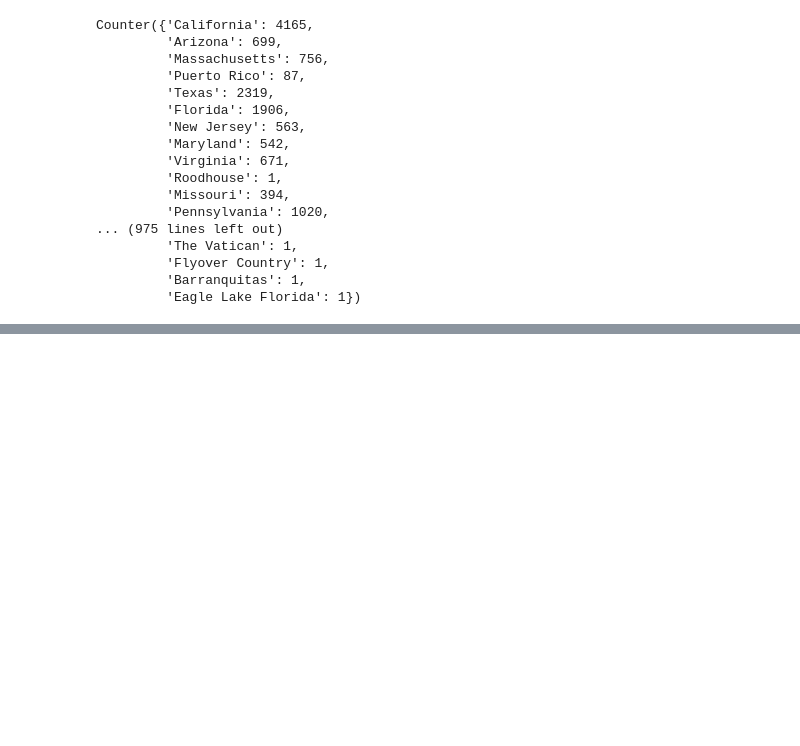
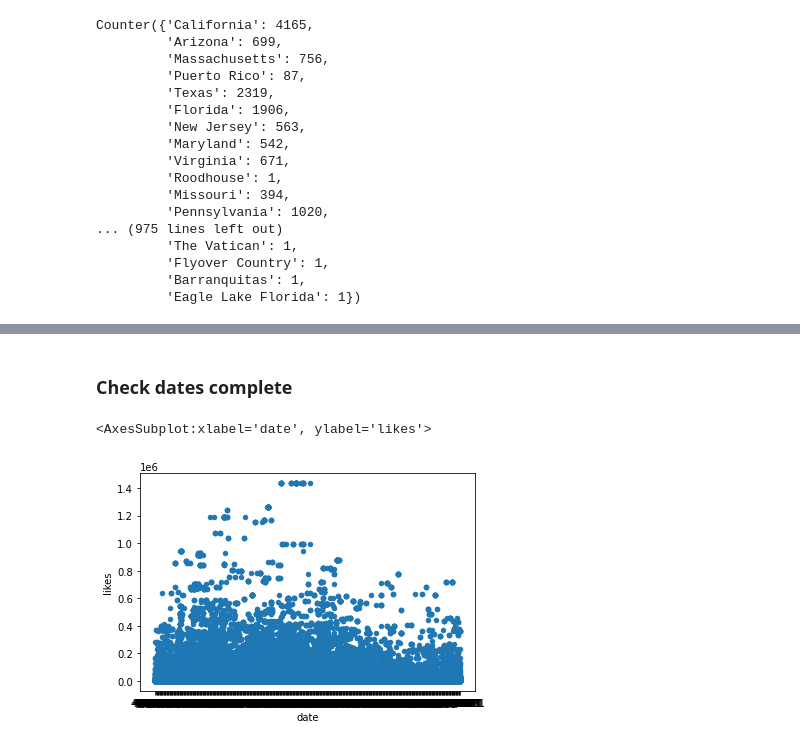
Before and after one commit to tylerwu2222/SM148_Project, a Jupyter notebook: data_exploration.ipynb, the cells around one changed output, grey strips where cells are left out. Drawn from its saved outputs; the diff is of its cells as text; code cells hidden in the pictures; blank space fills up the shorter version.

Commit message:
added 2020_9 to complete data

```diff
--- a/data_exploration.ipynb
+++ b/data_exploration.ipynb
@@ -99,3 +99,12 @@ mentions_mask_data[]
 | 158 | 1.250000e+18 | Ipswich, MA | 4/11/2020 | 29 | 8 | 1 million % agree w/ this @lancet... | 159 | Ipswich | Massachusetts | False | ... |
 | 167 | 1.250000e+18 | Michigan, USA | 4/10/2020 | 64472 | 9283 | Medics, bruh. \r\n\r\nThese medic... | 168 | Not City | Michigan | True | ... |
 | 186 | 1.250000e+18 | Texas, USA | 4/17/2020 | 10417 | 7561 | If true, this is why 45 removed t... | 187 | Not City | Texas | True | ... |
+# %% [markdown]
+### Check dates complete
+# %%
+all_data = pd.read_csv('complete_data_cases.csv')
+all_data.head()
+all_data.plot.scatter(x='date',y='likes')
+# %% [output]
+<AxesSubplot:xlabel='date', ylabel='likes'>
+[figure, added]
```
Also changed, not shown: 11 other files.
